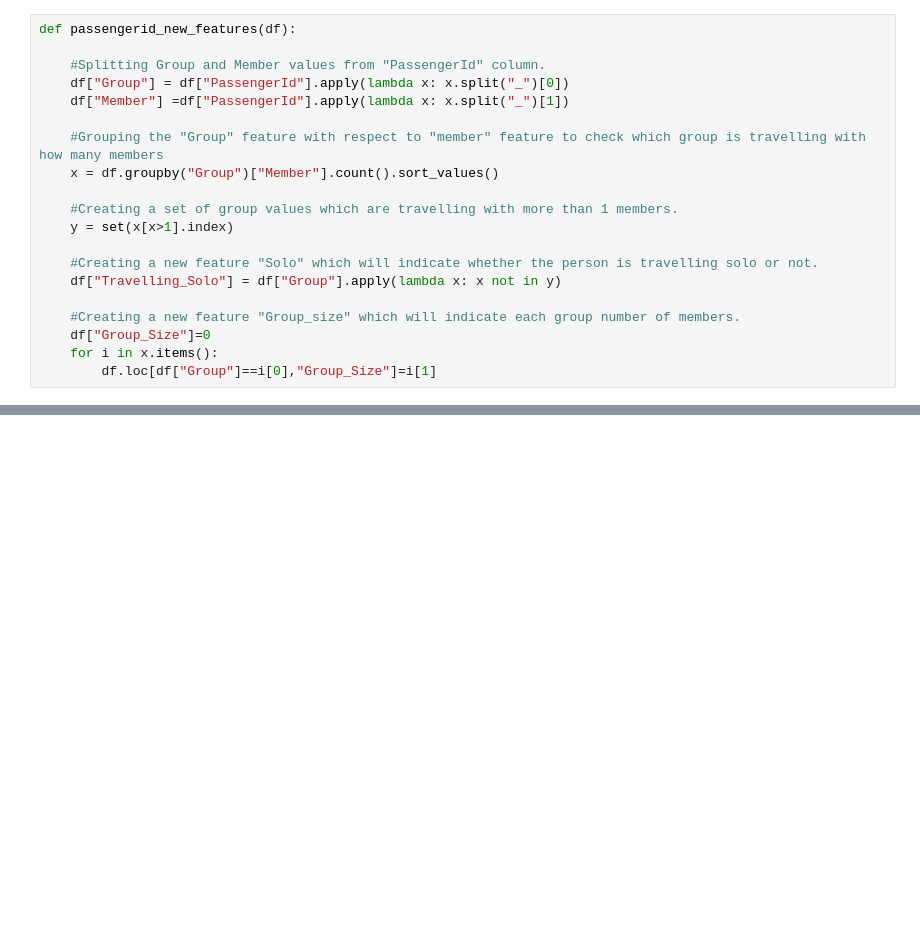
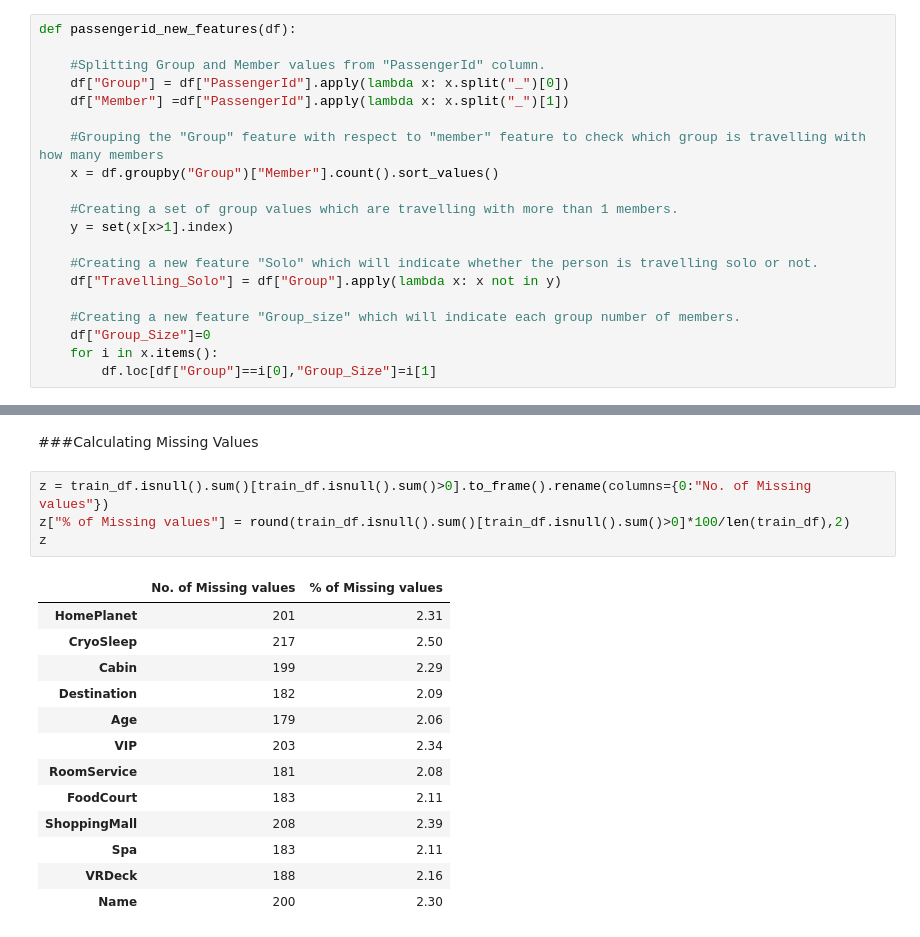
Before and after one commit to 7PAM2015-0509-2023-Team-8/Kaggle-Challenge, a Jupyter notebook: Kaggle_Challenge.ipynb, the cells around one changed output, grey strips where cells are left out. Drawn from its saved outputs; the diff is of its cells as text; blank space fills up the shorter version.

```diff
--- a/Kaggle_Challenge.ipynb
+++ b/Kaggle_Challenge.ipynb
@@ -479,0 +497,20 @@ plt.show()
+# %% [markdown]
+###Calculating Missing Values
+# %%
+z = train_df.isnull().sum()[train_df.isnull().sum()>0].to_frame().rename(columns={0:"No. of Missing values"})
+z["% of Missing values"] = round(train_df.isnull().sum()[train_df.isnull().sum()>0]*100/len(train_df),2)
+z
+# %% [output]
+|  | No. of Missing values | % of Missing values |
+| HomePlanet | 201 | 2.31 |
+| CryoSleep | 217 | 2.50 |
+| Cabin | 199 | 2.29 |
+| Destination | 182 | 2.09 |
+| Age | 179 | 2.06 |
+| VIP | 203 | 2.34 |
+| RoomService | 181 | 2.08 |
+| FoodCourt | 183 | 2.11 |
+| ShoppingMall | 208 | 2.39 |
+| Spa | 183 | 2.11 |
+| VRDeck | 188 | 2.16 |
+| Name | 200 | 2.30 |
```
Also changed, not shown: parts of 30 cells of this notebook.
